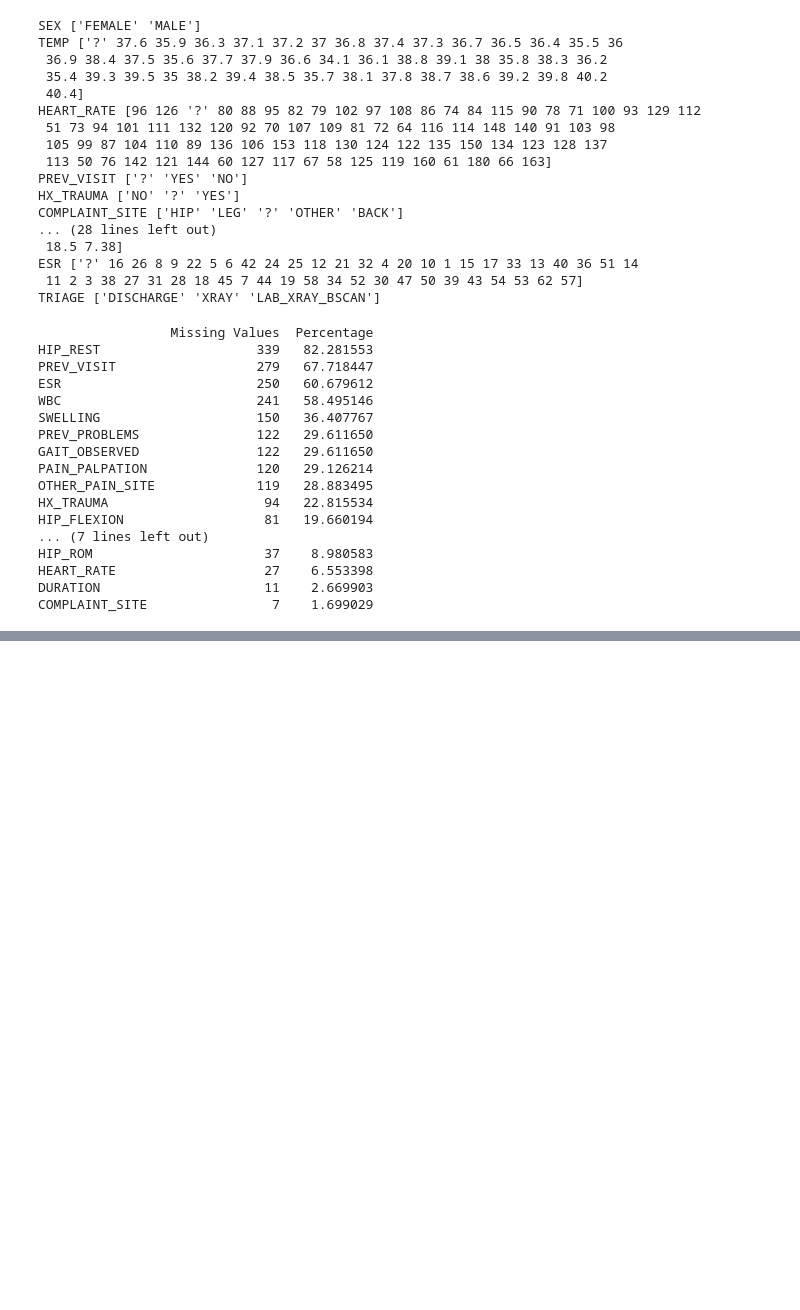
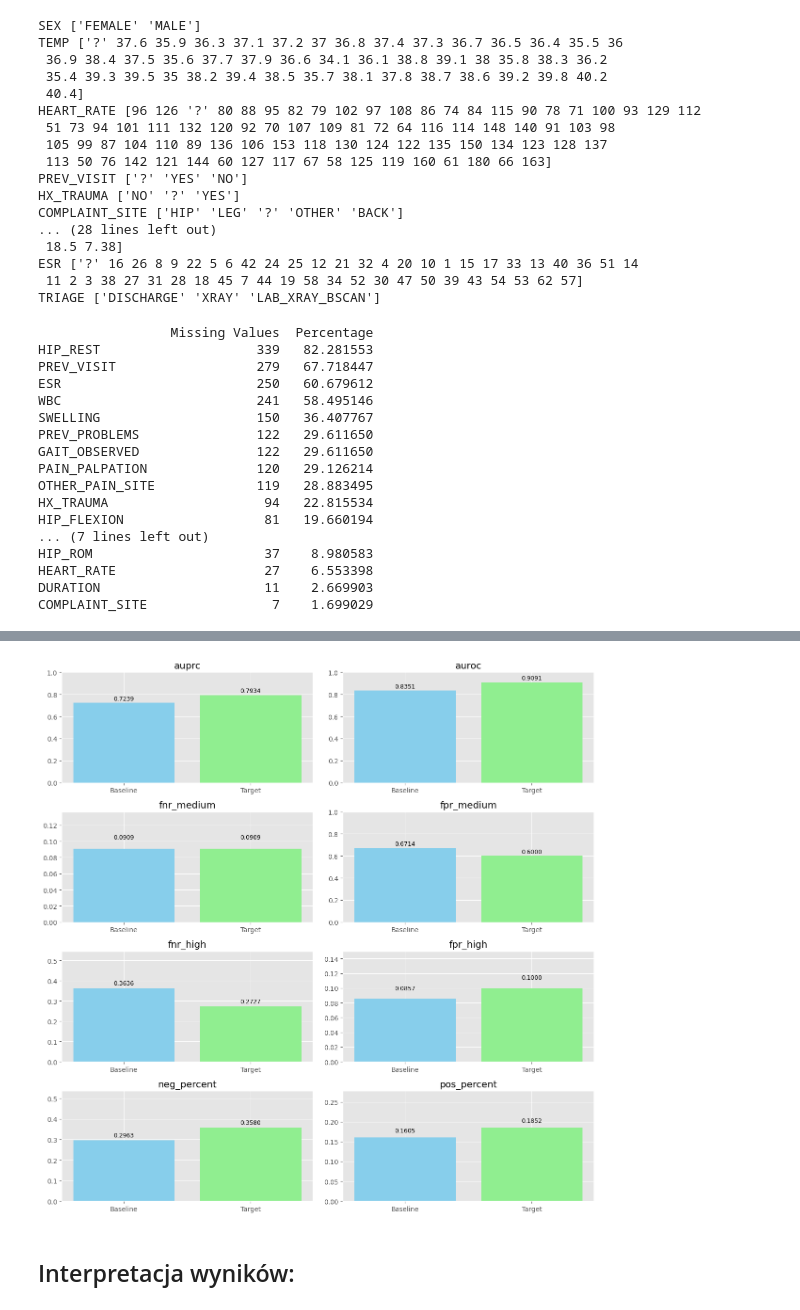
Before and after one commit to KacperPerz/siwim, a Jupyter notebook: project01/Project1.ipynb, the cells around one changed output, grey strips where cells are left out. Saved outputs shown, nothing was run; the diff lists cells and outputs as text; code cells hidden in the pictures; blank space fills up the shorter version.

```diff
--- a/dev.ipynb
+++ b/project01/Project1.ipynb
@@ -352,0 +451,2 @@ _, _ = full_pipeline(
+# %%
+X, y = load_dataset()
@@ -352,0 +629,5 @@ _, _ = full_pipeline(
+# %%
+res_baseline = run_experiment(LogisticRegression(), dataset=(X_pre, y_pre))
+res_target = run_experiment(
+    best_nb, dataset=(preprecess_data((X, y), delete_nans=True)), balance=True
+)
@@ -352,0 +643,41 @@ _, _ = full_pipeline(
+# %%
+def show_result(res_baseline, res_target):
+    labels = list(res_baseline.keys())
+
+    fig, axs = plt.subplots(nrows=4, ncols=2, figsize=(12, 12))
+    axs = axs.flatten()
+
+    for i, metric in enumerate(labels):
+        ax = axs[i]
+        # Rzutowanie na float dla bezpieczeństwa
+        baseline_val = float(res_baseline[metric])
+        target_val = float(res_target[metric])
+
+        bars = ax.bar(
+            ["Baseline", "Target"],
+            [baseline_val, target_val],
+            color=["skyblue", "lightgreen"],
+        )
+
+        ax.set_ylim(0, min(1, 1.5 * max(baseline_val, target_val)))
+        ax.set_title(metric)
+
+        for bar in bars:
+            yval = bar.get_height()
+            ax.text(
+                bar.get_x() + bar.get_width() / 2,
+                yval + 0.01,
+                f"{yval:.4f}",
+                ha="center",
+                va="bottom",
+                fontsize=9,
+            )
+
+    plt.tight_layout()
+    plt.show()
+# %%
+show_result(res_baseline, res_target)
+# %% [output]
+[figure, added]
+# %% [markdown]
+## Interpretacja wyników:
```
Also changed, not shown: parts of 23 cells of this notebook, 14 other files.
